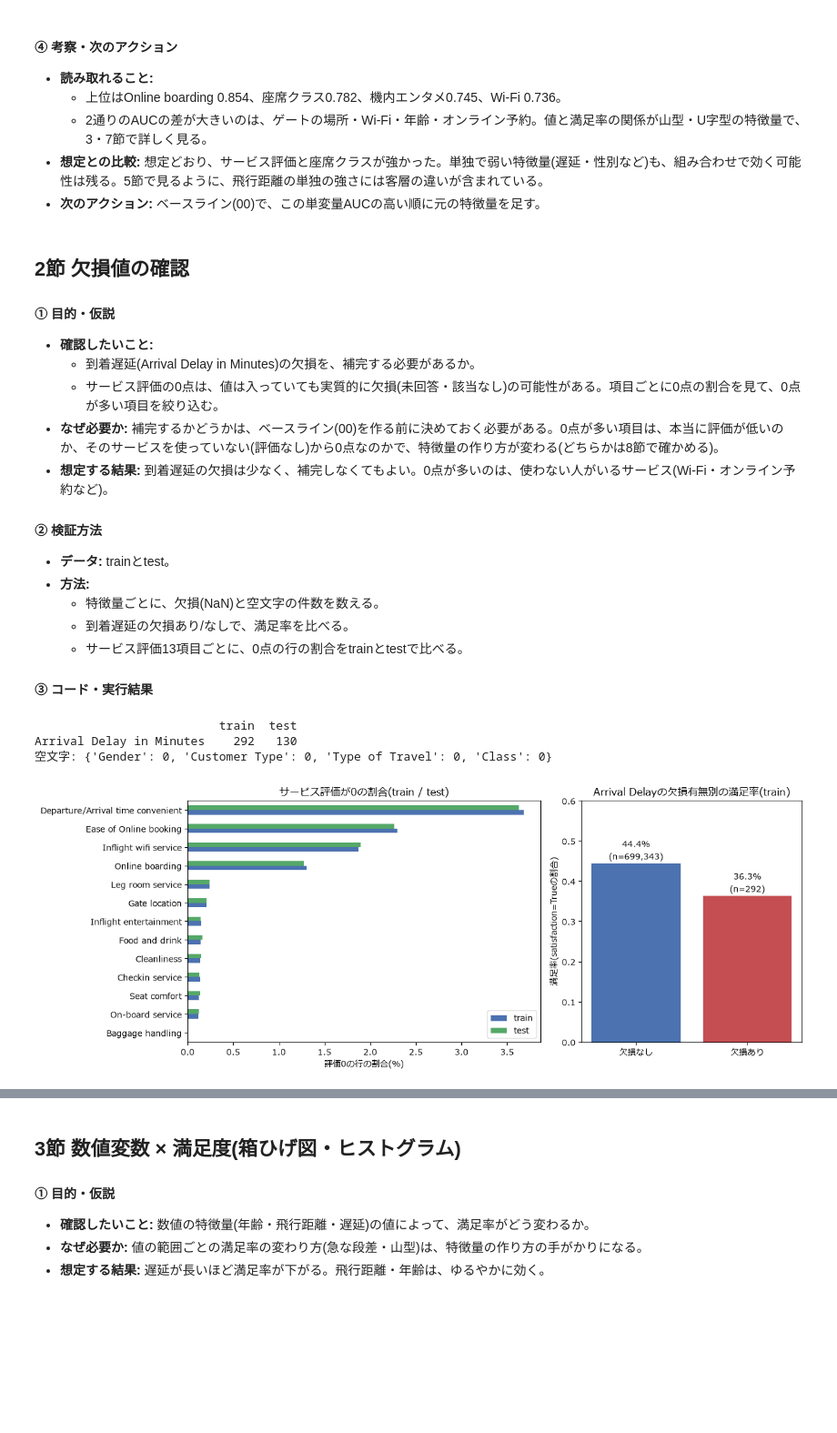
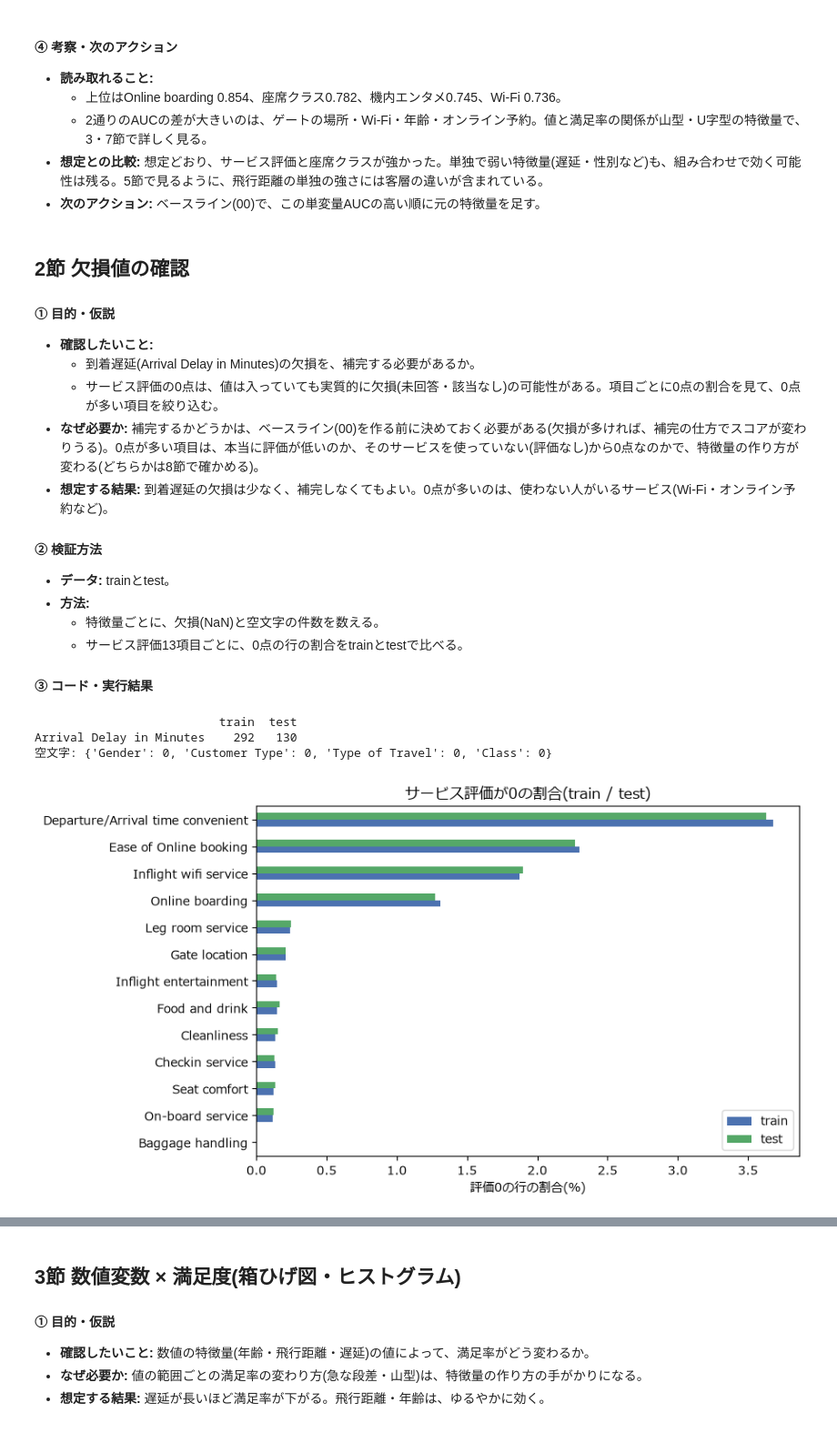
Before and after one commit to aramaki5443-art/kaggle-s6e10-airline-satisfaction, a Jupyter notebook: notebooks/01_EDA.ipynb, the cells around one changed output, grey strips where cells are left out. Shown at 91% size. Cells and saved outputs as stored; diff of their text form; code cells hidden in the pictures; blank space fills up the shorter version.

```diff
--- a/notebooks/01_EDA.ipynb
+++ b/notebooks/01_EDA.ipynb
@@ -99,44 +99,35 @@ Gender                               NaN  0.506
 - **確認したいこと:**
   - 到着遅延(Arrival Delay in Minutes)の欠損を、補完する必要があるか。
   - サービス評価の0点は、値は入っていても実質的に欠損(未回答・該当なし)の可能性がある。項目ごとに0点の割合を見て、0点が多い項目を絞り込む。
-- **なぜ必要か:** 補完するかどうかは、ベースライン(00)を作る前に決めておく必要がある。0点が多い項目は、本当に評価が低いのか、そのサービスを使っていない(評価なし)から0点なのかで、特徴量の作り方が変わる(どちらかは8節で確かめる)。
+- **なぜ必要か:** 補完するかどうかは、ベースライン(00)を作る前に決めておく必要がある(欠損が多ければ、補完の仕方でスコアが変わりうる)。0点が多い項目は、本当に評価が低いのか、そのサービスを使っていない(評価なし)から0点なのかで、特徴量の作り方が変わる(どちらかは8節で確かめる)。
 - **想定する結果:** 到着遅延の欠損は少なく、補完しなくてもよい。0点が多いのは、使わない人がいるサービス(Wi-Fi・オンライン予約など)。
 
 #### ② 検証方法
 - **データ:** trainとtest。
 - **方法:**
   - 特徴量ごとに、欠損(NaN)と空文字の件数を数える。
-  - 到着遅延の欠損あり/なしで、満足率を比べる。
   - サービス評価13項目ごとに、0点の行の割合をtrainとtestで比べる。
 
 #### ③ コード・実行結果
 # %%
 test = pd.read_csv("../data/test.csv")
 # NaN(本当の欠損)の件数。空文字の混入も確認する
 miss = pd.DataFrame({"train": train.isna().sum(), "test": test.isna().sum()}).fillna(0).astype(int)
 print(miss[miss.sum(axis=1) > 0])
 print("空文字:", {c: int((d[c].astype(str).str.strip() == "").sum()) for d in (train, test) for c in CAT})
 
-# サービス評価の0は「未回答・該当なし」の実質的な欠損の可能性があるため、NaNと並べて確認する
-fig, (ax0, ax1) = plt.subplots(1, 2, figsize=(13, 5), gridspec_kw={"width_ratios": [1.6, 1]})
+# サービス評価の0は「未回答・該当なし」の実質的な欠損の可能性があるため、項目ごとの0点の割合をtrainとtestで並べる
+fig, ax = plt.subplots(figsize=(9, 5))
 z = pd.DataFrame({"train": (train[SVC] == 0).mean() * 100, "test": (test[SVC] == 0).mean() * 100})
-z.sort_values("train").plot.barh(ax=ax0, color=["#4C72B0", "#55A868"])
-ax0.set_xlabel("評価0の行の割合(%)"); ax0.set_title("サービス評価が0の割合(train / test)")
-
-na = train["Arrival Delay in Minutes"].isna()
-rate = train.groupby(na.map({True: "欠損あり", False: "欠損なし"}))[TARGET].agg(["mean", "size"]).loc[["欠損なし", "欠損あり"]]
-ax1.bar(rate.index, rate["mean"], color=["#4C72B0", "#C44E52"])
-for i, (m, n) in enumerate(rate.values):
-    ax1.text(i, m + 0.01, f"{m:.1%}\n(n={int(n):,})", ha="center")
-ax1.set_ylim(0, 0.6); ax1.set_ylabel("満足率(satisfaction=Trueの割合)")
-ax1.set_title("Arrival Delayの欠損有無別の満足率(train)")
+z.sort_values("train").plot.barh(ax=ax, color=["#4C72B0", "#55A868"])
+ax.set_xlabel("評価0の行の割合(%)"); ax.set_title("サービス評価が0の割合(train / test)")
 fig.tight_layout()
 plt.show()
 # %% [output]
                           train  test
 Arrival Delay in Minutes    292   130
 空文字: {'Gender': 0, 'Customer Type': 0, 'Type of Travel': 0, 'Class': 0}
-[figure, old version]
+[figure, new version]
 # %% [markdown]
 #### ④ 考察・次のアクション
 - **読み取れること:**
```
Also changed, not shown: parts of 1 cell of this notebook.
